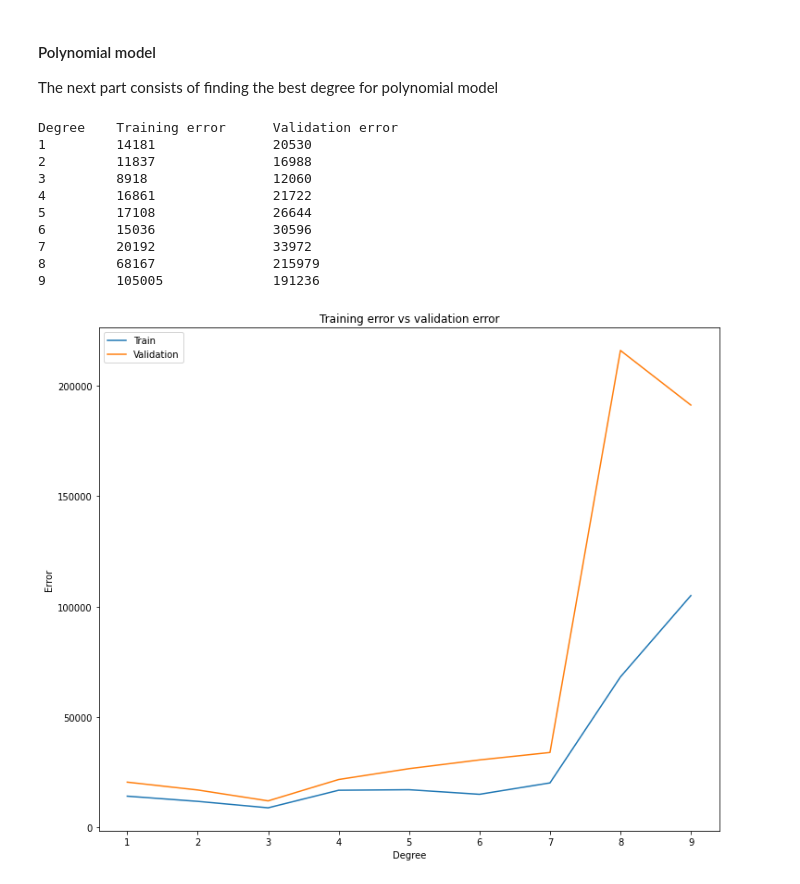
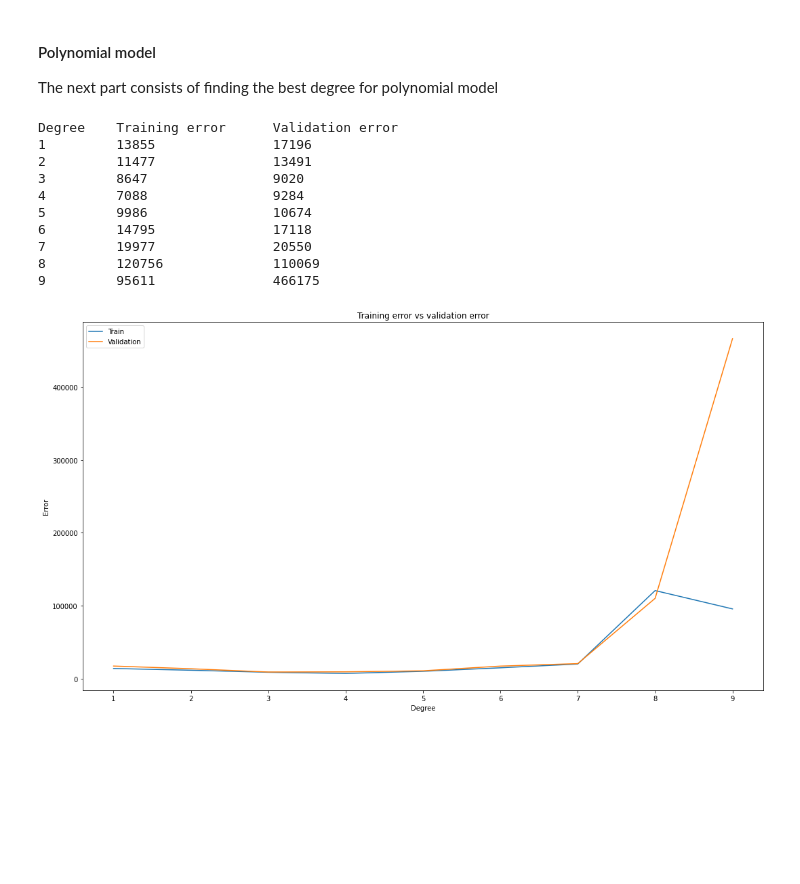
Before and after one commit to Sakkov/OMXH25-Prediction, a Jupyter notebook: Models.ipynb, the cells around one changed output. Cells and saved outputs as stored; diff of their text form; code cells hidden in the pictures; blank space fills up the shorter version.

```diff
--- a/Models.ipynb
+++ b/Models.ipynb
@@ -45,8 +45,10 @@ X = df[["Time","Cases","Close"]].to_numpy().reshape(-1,3)
 #### Polynomial model
 The next part consists of finding the best degree for polynomial model
 # %%
-# Split the dataset into a training set and a validation set
-X_train, X_val, y_train, y_val = train_test_split(X, y, test_size=0.33, random_state=42) #The answer
+# Split the dataset into a training set, a validation set and a test set
+X_train, X_rem, y_train, y_rem = train_test_split(X, y, test_size=0.4, random_state=42) #The answer
+
+X_val, X_test, y_val, y_test = train_test_split(X_rem, y_rem, test_size=0.5, random_state=42)
 
 # Define a list of polynomial degrees
 degrees = list(range(1,10))
@@ -78,28 +80,28 @@ for i in range(len(degrees)):
     print("{:<10d}{:<20.0f}{:<20.0f}".format(degrees[i], poly_tr_errors[i], poly_val_errors[i]))
 # %% [output]
 Degree    Training error      Validation error
-1         14181               20530
-2         11837               16988
-3         8918                12060
-4         16861               21722
-5         17108               26644
-6         15036               30596
-7         20192               33972
-8         68167               215979
-9         105005              191236
+1         13855               17196
+2         11477               13491
+3         8647                9020
+4         7088                9284
+5         9986                10674
+6         14795               17118
+7         19977               20550
+8         120756              110069
+9         95611               466175
 # %%
-plt.figure(figsize=(12, 10))
+plt.figure(figsize=(18, 10))
 
 plt.plot(degrees, poly_tr_errors, label = 'Train')
 plt.plot(degrees, poly_val_errors,label = 'Validation')
 plt.legend(loc = 'upper left')
 
 plt.xlabel('Degree')
 plt.ylabel('Error')
 plt.title('Training error vs validation error')
 plt.show()
 # %% [output]
-[figure, old version]
+[figure, new version]
 # %%
 plt.figure(figsize=(12, 10))
 
```
Also changed, not shown: parts of 19 cells of this notebook, 1 other file.
